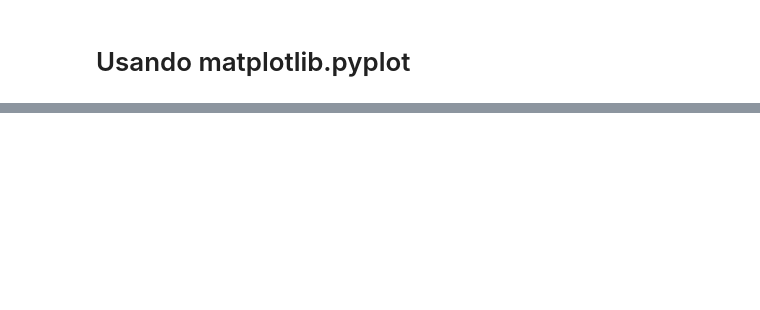
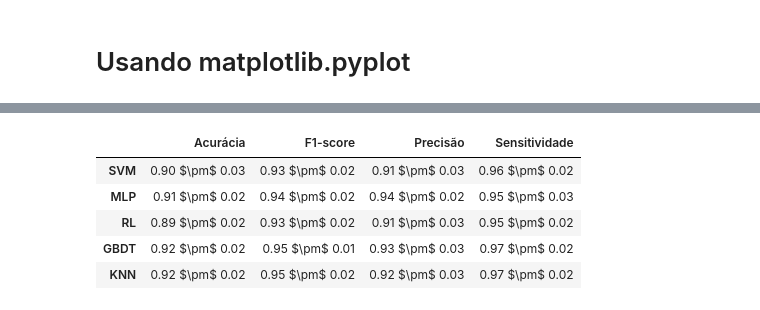
Before and after one commit to Fausto14/artigo_ml_doutorado, a Jupyter notebook: resultados/resultados.ipynb, the cells around one changed output, grey strips where cells are left out. Drawn from its saved outputs; the diff is of its cells as text; code cells hidden in the pictures; blank space fills up the shorter version.

```diff
--- a/resultados/resultados.ipynb
+++ b/resultados/resultados.ipynb
@@ -66,0 +67,42 @@ plt.savefig('f1_score.pdf')
+# %%
+metricas = {
+    'Acurácia': [
+        "%.2f $\pm$ %.2f" % (np.mean(resultados_svm.item().get('accuracy'), axis=0), np.std(resultados_svm.item().get('accuracy'), axis=0)),
+        "%.2f $\pm$ %.2f" % (np.mean(resultados_mlp.item().get('accuracy'), axis=0), np.std(resultados_mlp.item().get('accuracy'), axis=0)),
+        "%.2f $\pm$ %.2f" % (np.mean(resultados_rl.item().get('accuracy'), axis=0), np.std(resultados_rl.item().get('accuracy'), axis=0)),
+        "%.2f $\pm$ %.2f" % (np.mean(resultados_gb.item().get('accuracy'), axis=0), np.std(resultados_gb.item().get('accuracy'), axis=0)),
+        "%.2f $\pm$ %.2f" % (np.mean(resultados_knn.item().get('accuracy'), axis=0), np.std(resultados_knn.item().get('accuracy'), axis=0))
+    ],
+    'Precisão': [
+        "%.2f $\pm$ %.2f" % (np.mean(resultados_svm.item().get('precision'), axis=0), np.std(resultados_svm.item().get('precision'), axis=0)),
+        "%.2f $\pm$ %.2f" % (np.mean(resultados_mlp.item().get('precision'), axis=0), np.std(resultados_mlp.item().get('precision'), axis=0)),
+        "%.2f $\pm$ %.2f" % (np.mean(resultados_rl.item().get('precision'), axis=0), np.std(resultados_rl.item().get('precision'), axis=0)),
+        "%.2f $\pm$ %.2f" % (np.mean(resultados_gb.item().get('precision'), axis=0), np.std(resultados_gb.item().get('precision'), axis=0)),
+        "%.2f $\pm$ %.2f" % (np.mean(resultados_knn.item().get('precision'), axis=0), np.std(resultados_knn.item().get('precision'), axis=0))
+    ],
+    'Sensitividade': [
+        "%.2f $\pm$ %.2f" % (np.mean(resultados_svm.item().get('recall'), axis=0), np.std(resultados_svm.item().get('recall'), axis=0)),
+        "%.2f $\pm$ %.2f" % (np.mean(resultados_mlp.item().get('recall'), axis=0), np.std(resultados_mlp.item().get('recall'), axis=0)),
+        "%.2f $\pm$ %.2f" % (np.mean(resultados_rl.item().get('recall'), axis=0), np.std(resultados_rl.item().get('recall'), axis=0)),
+        "%.2f $\pm$ %.2f" % (np.mean(resultados_gb.item().get('recall'), axis=0), np.std(resultados_gb.item().get('recall'), axis=0)),
+        "%.2f $\pm$ %.2f" % (np.mean(resultados_knn.item().get('recall'), axis=0), np.std(resultados_knn.item().get('recall'), axis=0))
+    ],
+    'F1-score': [
+        "%.2f $\pm$ %.2f" % (np.mean(resultados_svm.item().get('f1'), axis=0), np.std(resultados_svm.item().get('f1'), axis=0)),
+        "%.2f $\pm$ %.2f" % (np.mean(resultados_mlp.item().get('f1'), axis=0), np.std(resultados_mlp.item().get('f1'), axis=0)),
+        "%.2f $\pm$ %.2f" % (np.mean(resultados_rl.item().get('f1'), axis=0), np.std(resultados_rl.item().get('f1'), axis=0)),
+        "%.2f $\pm$ %.2f" % (np.mean(resultados_gb.item().get('f1'), axis=0), np.std(resultados_gb.item().get('f1'), axis=0)),
+        "%.2f $\pm$ %.2f" % (np.mean(resultados_knn.item().get('f1'), axis=0), np.std(resultados_knn.item().get('f1'), axis=0))
+    ]
+}
+indices=['SVM', 'MLP', 'RL', 'GBDT', 'KNN']
+d = {'Acurácia': [1, 2], 'Sensitividade': [3, 4],'Precisão': [3, 4], 'F1-Score': [3, 4]}
+df = pd.DataFrame(data=metricas, index = indices)
+df
+# %% [output]
+|  | Acurácia | F1-score | Precisão | Sensitividade |
+| SVM | 0.90 $\pm$ 0.03 | 0.93 $\pm$ 0.02 | 0.91 $\pm$ 0.03 | 0.96 $\pm$ 0.02 |
+| MLP | 0.91 $\pm$ 0.02 | 0.94 $\pm$ 0.02 | 0.94 $\pm$ 0.02 | 0.95 $\pm$ 0.03 |
+| RL | 0.89 $\pm$ 0.02 | 0.93 $\pm$ 0.02 | 0.91 $\pm$ 0.03 | 0.95 $\pm$ 0.02 |
+| GBDT | 0.92 $\pm$ 0.02 | 0.95 $\pm$ 0.01 | 0.93 $\pm$ 0.03 | 0.97 $\pm$ 0.02 |
+| KNN | 0.92 $\pm$ 0.02 | 0.95 $\pm$ 0.02 | 0.92 $\pm$ 0.03 | 0.97 $\pm$ 0.02 |
```
Also changed, not shown: parts of 4 cells of this notebook, 4 other files.
